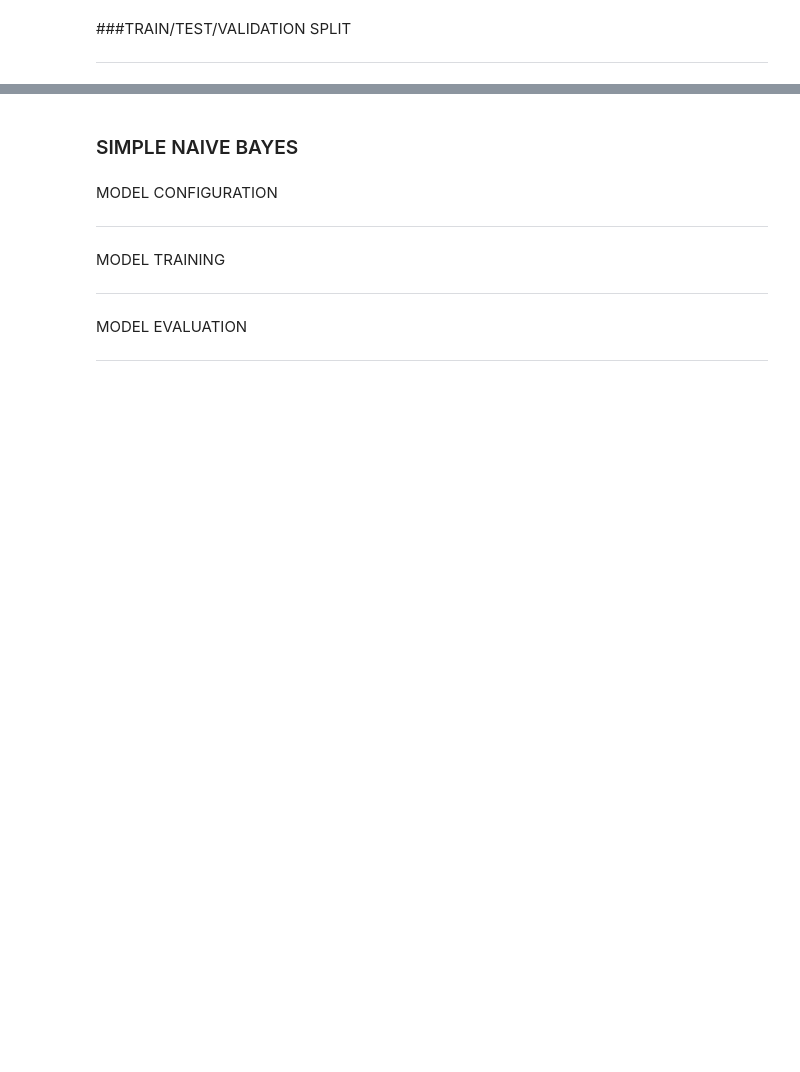
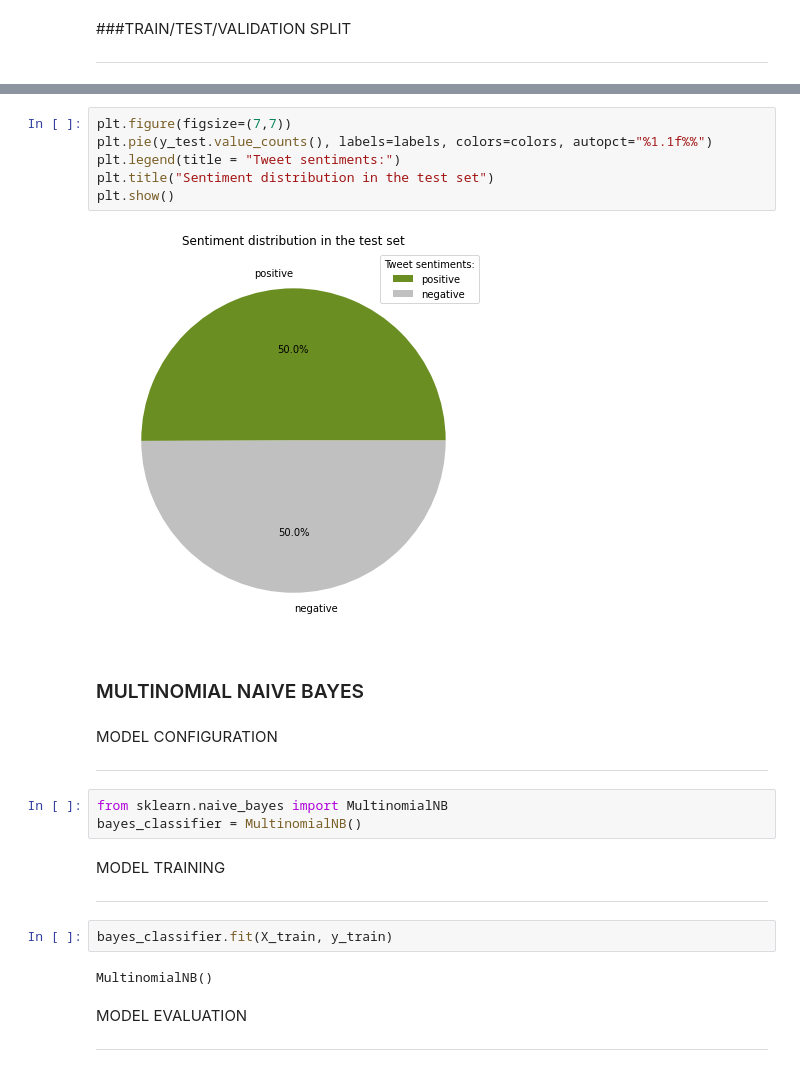
Before and after one commit to Skarlet0x/SentimentAnalysis, a Jupyter notebook: sentiment_analysis.ipynb, the cells around one changed output, grey strips where cells are left out. Saved outputs shown, nothing was run; the diff lists cells and outputs as text; blank space fills up the shorter version.

```diff
--- a/sentiment_analysis.ipynb
+++ b/sentiment_analysis.ipynb
@@ -215,13 +322,28 @@ PADDING
+# %%
+plt.figure(figsize=(7,7))
+plt.pie(y_test.value_counts(), labels=labels, colors=colors, autopct="%1.1f%%")
+plt.legend(title = "Tweet sentiments:")
+plt.title("Sentiment distribution in the test set")
+plt.show()
+# %% [output]
+[figure, added]
 # %% [markdown]
-### SIMPLE NAIVE BAYES
+### MULTINOMIAL NAIVE BAYES
 # %% [markdown]
 MODEL CONFIGURATION
 
 ---
+# %%
+from sklearn.naive_bayes import MultinomialNB
+bayes_classifier = MultinomialNB()
 # %% [markdown]
 MODEL TRAINING
 
 ---
+# %%
+bayes_classifier.fit(X_train, y_train)
+# %% [output]
+MultinomialNB()
 # %% [markdown]
 MODEL EVALUATION
 
```
Also changed, not shown: parts of 25 cells of this notebook.
